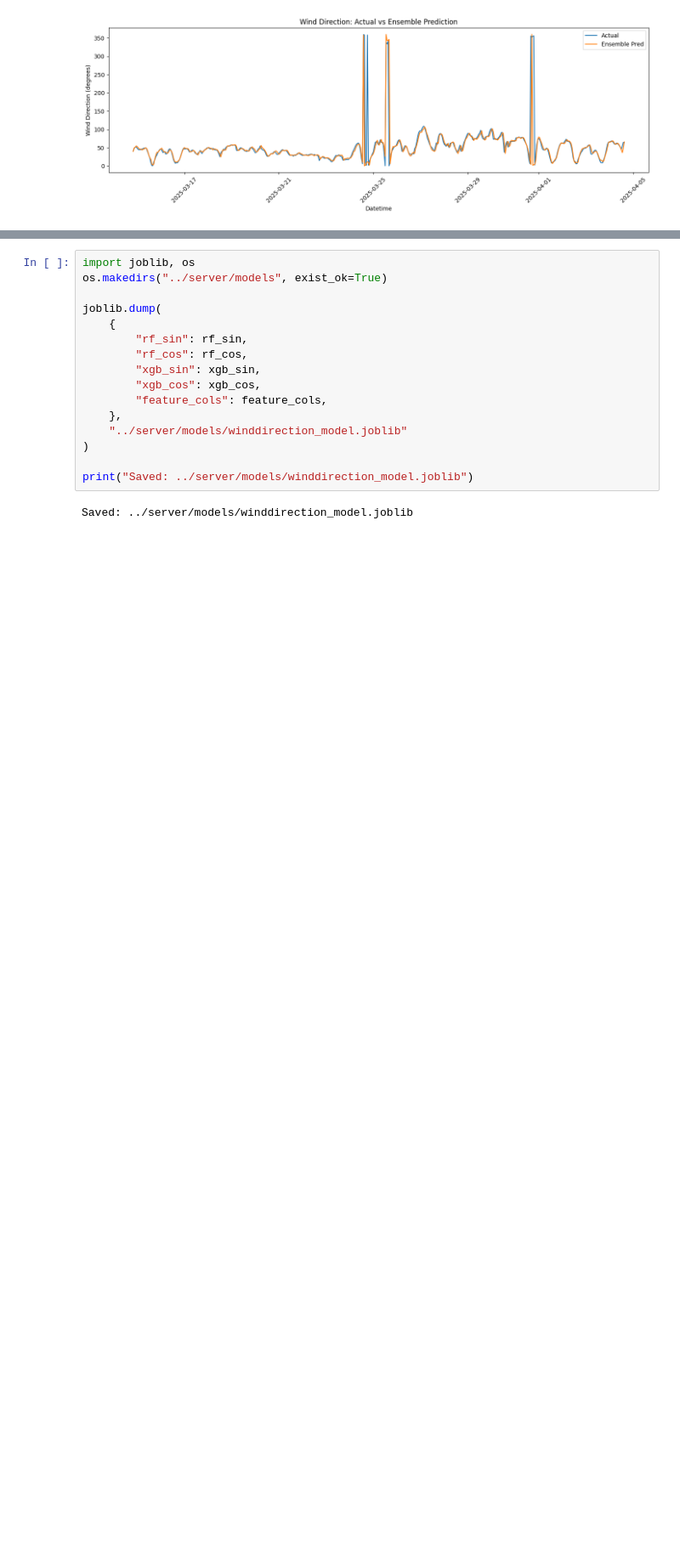
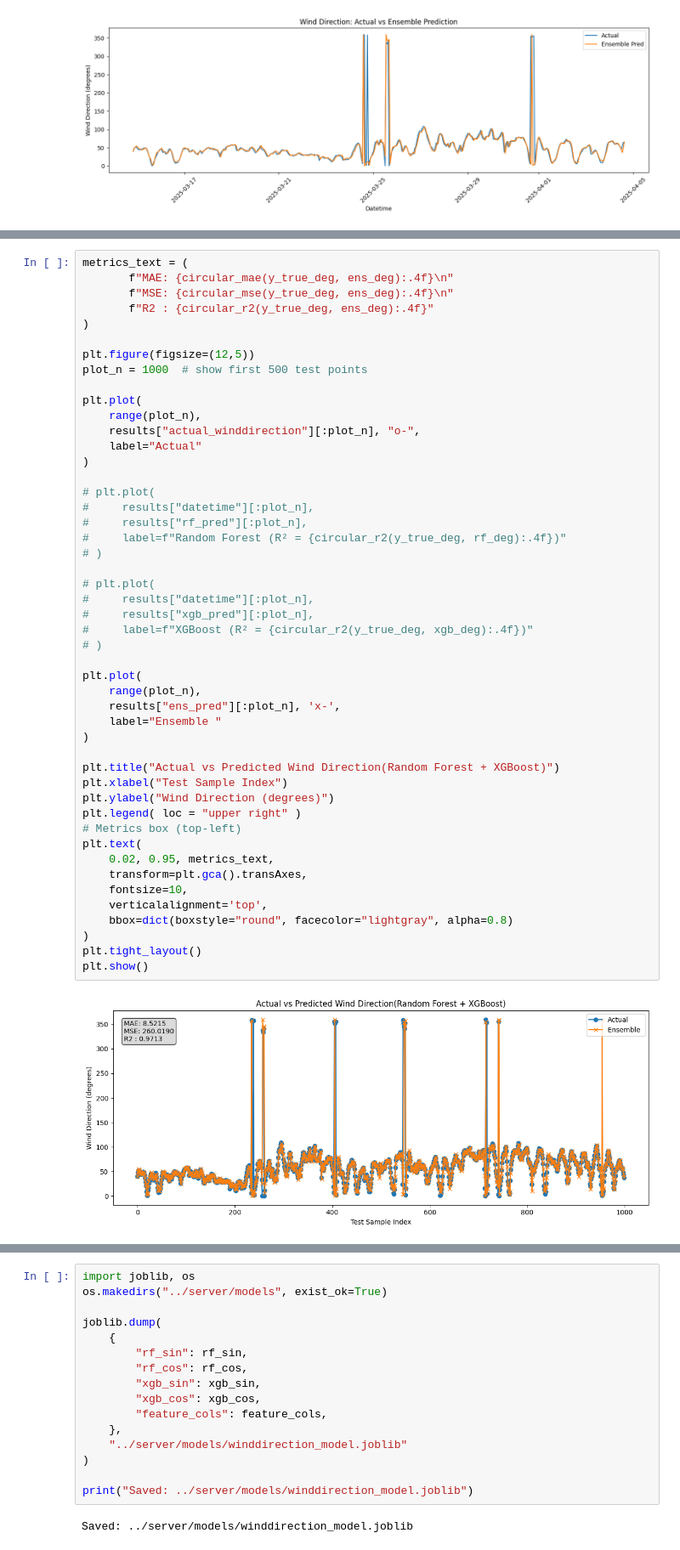
Before and after one commit to P3NGU1N33/BSCpE_Thesis, a Jupyter notebook: training/winddirection_ml.ipynb, the cells around one changed output, grey strips where cells are left out. Shown at 85% size. Drawn from its saved outputs; the diff is of its cells as text; blank space fills up the shorter version.

```diff
--- a/training/winddirection_ml.ipynb
+++ b/training/winddirection_ml.ipynb
@@ -268,0 +273,50 @@ plt.show()
+# %%
+metrics_text = (
+       f"MAE: {circular_mae(y_true_deg, ens_deg):.4f}\n"
+       f"MSE: {circular_mse(y_true_deg, ens_deg):.4f}\n"
+       f"R2 : {circular_r2(y_true_deg, ens_deg):.4f}"
+)
+
+plt.figure(figsize=(12,5))
+plot_n = 1000  # show first 500 test points
+
+plt.plot(
+    range(plot_n),
+    results["actual_winddirection"][:plot_n], "o-",
+    label="Actual"
+)
+
+# plt.plot(
+#     results["datetime"][:plot_n],
+#     results["rf_pred"][:plot_n],
+#     label=f"Random Forest (R² = {circular_r2(y_true_deg, rf_deg):.4f})"
+# )
+
+# plt.plot(
+#     results["datetime"][:plot_n],
+#     results["xgb_pred"][:plot_n],
+#     label=f"XGBoost (R² = {circular_r2(y_true_deg, xgb_deg):.4f})"
+# )
+
+plt.plot(
+    range(plot_n),
+    results["ens_pred"][:plot_n], 'x-',
+    label="Ensemble "
+)
+
+plt.title("Actual vs Predicted Wind Direction(Random Forest + XGBoost)")
+plt.xlabel("Test Sample Index")
+plt.ylabel("Wind Direction (degrees)")
+plt.legend( loc = "upper right" )
+# Metrics box (top-left)
+plt.text(
+    0.02, 0.95, metrics_text,
+    transform=plt.gca().transAxes,
+    fontsize=10,
+    verticalalignment='top',
+    bbox=dict(boxstyle="round", facecolor="lightgray", alpha=0.8)
+)
+plt.tight_layout()
+plt.show()
+# %% [output]
+[figure, added]
```
Also changed, not shown: parts of 6 cells of this notebook, 2 other files.
